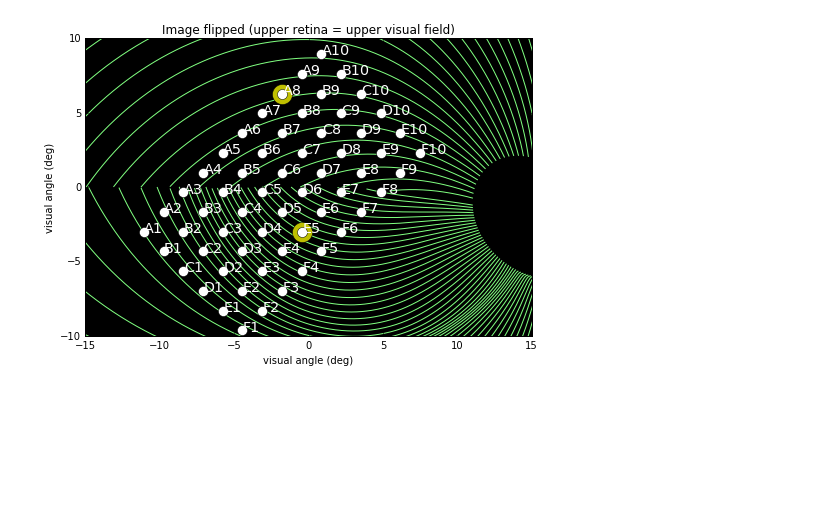
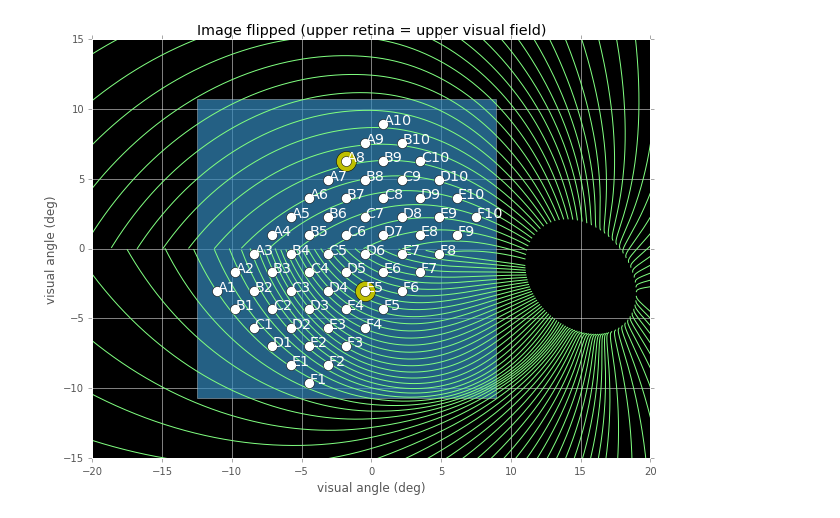
Before and after one commit to pulse2percept/pulse2percept, a Jupyter notebook: examples/notebooks/0.0-example-usage.ipynb, the cells around one changed output. Saved outputs shown, nothing was run; the diff lists cells and outputs as text; code cells hidden in the pictures; blank space fills up the shorter version.

```diff
--- a/examples/notebooks/0.0-example-usage.ipynb
+++ b/examples/notebooks/0.0-example-usage.ipynb
@@ -3,18 +3,17 @@ import numpy as np
 
 from pulse2percept import electrode2currentmap as e2cm
 from pulse2percept import effectivecurrent2brightness as ec2b
-from pulse2percept import oyster
 
 import matplotlib.pyplot as plt
 %matplotlib inline
-plt.style.use('fivethirtyeight')
+plt.style.use('ggplot')
 # %%
 # Create a retina
 r_sampling = 100       # spatial sampling of retina
 axon_lambda = 2        # constant that determines fall-off with axonal distance
 rot = 0 * np.pi / 180  # retina rotation angle
 retina = e2cm.Retina(sampling=r_sampling, axon_lambda=axon_lambda, rot=rot,
-                     xlo=-3500, xhi=1500, ylo=-2500, yhi=2500)
+                     xlo=-3500, xhi=2500, ylo=-3000, yhi=3000)
 # %%
 # Place an Argus I array on the retina
 argus = e2cm.ArgusII(x_center=-500, y_center=100, h=100, rot=45*np.pi/180)
@@ -27,31 +26,41 @@ tm = ec2b.TemporalModel(tsample)
 pt = e2cm.Psycho2Pulsetrain(tsample, freq=50, amp=20, dur=0.5)
 stim = {'E5': pt, 'A8': pt}
 # %%
+from matplotlib import patches
+
 # Plot axon bundles (plot every 5th for the sake of visualization)
-fig, ax = plt.subplots(1, figsize=(8, 6))
+fig, ax = plt.subplots(1, figsize=(10, 8))
 ax.set_axis_bgcolor('black')
 ax.plot(retina.jan_x[:, ::5], -retina.jan_y[:, ::5], c=(0.5, 1, 0.5))
+
+# Draw in the the retinal patch we're simulating.
+# This defines the size of our "percept" image below.
+ax.add_patch(patches.Rectangle((e2cm.micron2deg(retina.gridx.min()),
+                                -e2cm.micron2deg(retina.gridy.max())),
+                               e2cm.micron2deg(retina.gridx.max() - retina.gridx.min()),
+                               e2cm.micron2deg(retina.gridy.max() - retina.gridy.min()),
+                               alpha=0.7))
 
 # Plot location of stimulated electrodes
 for key in stim:
     ax.plot(e2cm.micron2deg(argus[key].x_center),
             -e2cm.micron2deg(argus[key].y_center), 'oy',
             markersize=np.sqrt(argus[key].radius)*2)
 
 # Plot all electrodes and their label
 for e in argus.electrodes:
     ax.text(e2cm.micron2deg(e.x_center + 10), -e2cm.micron2deg(e.y_center + 5), e.name,
             color='white', size='x-large')
     ax.plot(e2cm.micron2deg(e.x_center), -e2cm.micron2deg(e.y_center), 'ow',
             markersize=np.sqrt(e.radius))
 
 ax.set_aspect('equal')
-ax.set_xlim(-15, 15)
+ax.set_xlim(-20, 20)
 ax.set_xlabel('visual angle (deg)')
-ax.set_ylim(-10, 10)
+ax.set_ylim(-15, 15)
 ax.set_ylabel('visual angle (deg)')
 ax.set_title('Image flipped (upper retina = upper visual field)')
 fig.savefig('jansonius_argusI.eps')
 # %% [output]
-[figure, old version]
+[figure, new version]
 # %%
```
Also changed, not shown: parts of 2 cells of this notebook, 3 other files.
